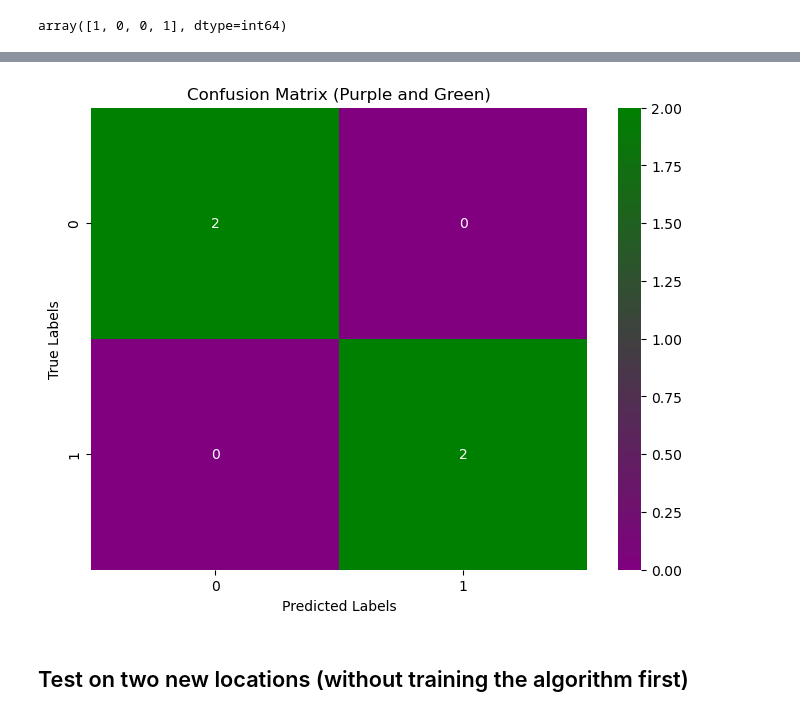
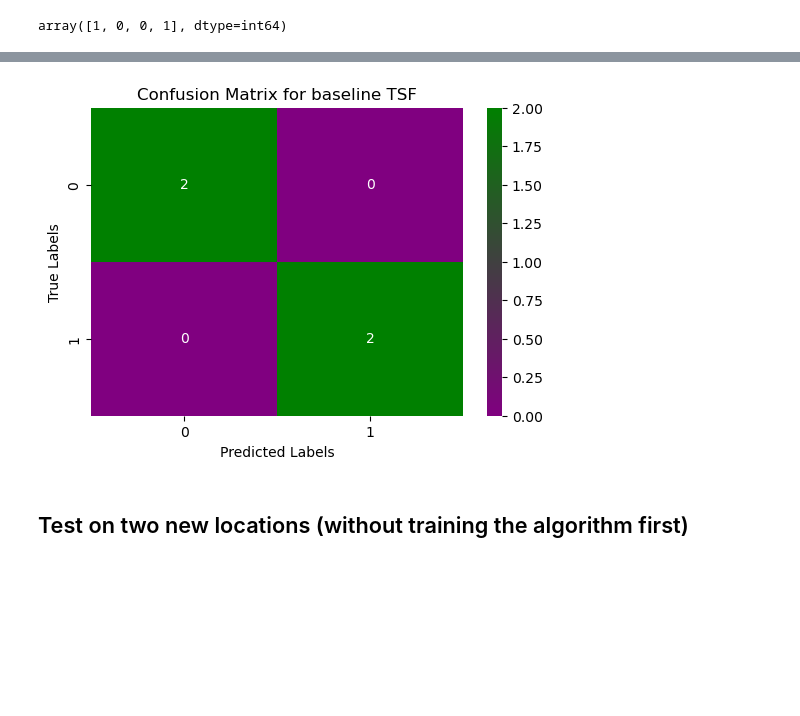
Before and after one commit to nicolaelisabetarosca/weather-prediction, a Jupyter notebook: Time Series Forest Classifier.ipynb, the cells around one changed output, grey strips where cells are left out. Cells and saved outputs as stored; diff of their text form; code cells hidden in the pictures; blank space fills up the shorter version.

```diff
--- a/Time Series Forest Classifier.ipynb
+++ b/Time Series Forest Classifier.ipynb
@@ -192,17 +180,16 @@ weighted avg       1.00      1.00      1.00         4
 # %%
 cm = confusion_matrix(y_test, y_pred)
 # %%
-from matplotlib.colors import LinearSegmentedColormap
 cmap = LinearSegmentedColormap.from_list('purple_green', ['purple', 'green'])
 
-plt.figure(figsize=(8, 6))
+plt.figure(figsize=(6, 4))
 sns.heatmap(cm, annot=True, fmt='d', cmap=cmap)
 plt.xlabel('Predicted Labels')
 plt.ylabel('True Labels')
-plt.title('Confusion Matrix (Purple and Green)')
+plt.title('Confusion Matrix for baseline TSF')
 plt.show()
 # %% [output]
-[figure, old version]
+[figure, new version]
 # %% [markdown]
 ## Test on two new locations (without training the algorithm first)
 # %%
```
Also changed, not shown: parts of 10 cells of this notebook.
